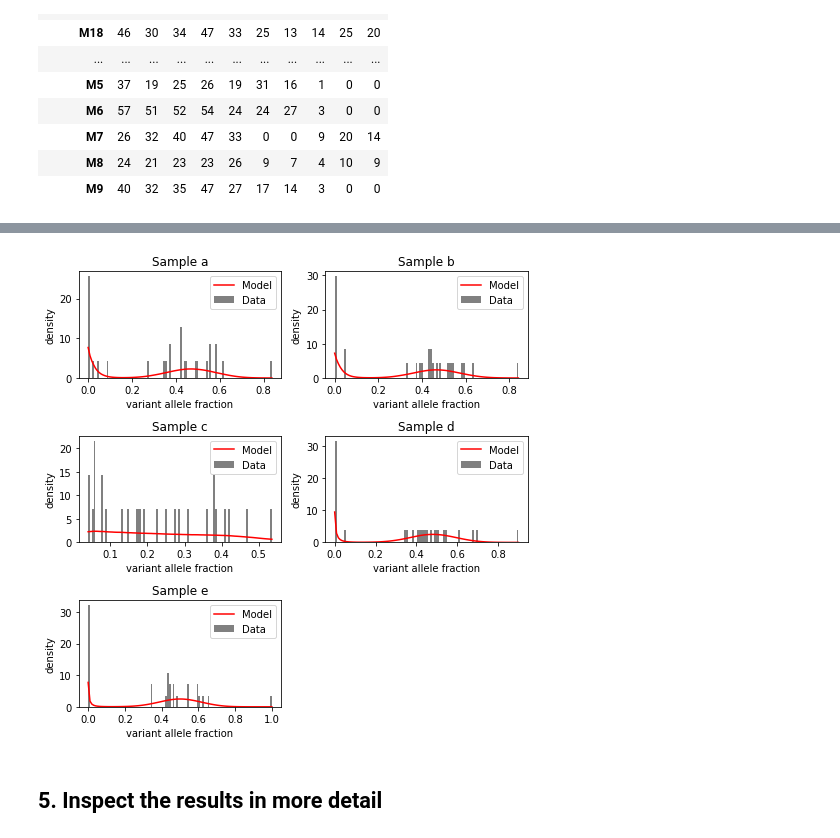
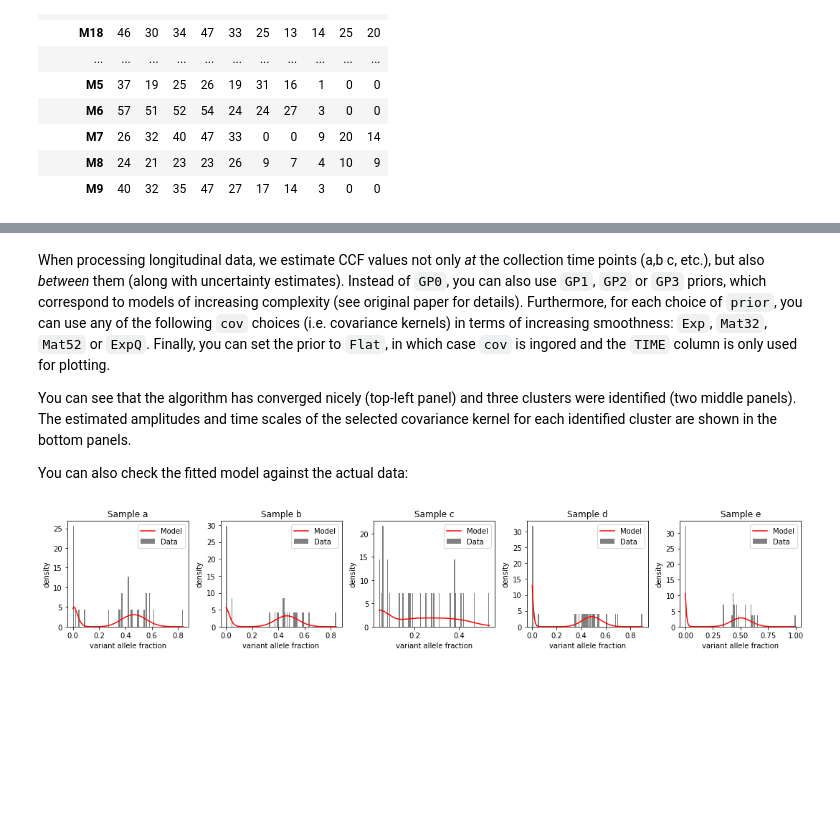
Before and after one commit to dvav/clonosGP, a Jupyter notebook: tutorial.ipynb, the cells around one changed output, grey strips where cells are left out. Saved outputs shown, nothing was run; the diff lists cells and outputs as text; code cells hidden in the pictures; blank space fills up the shorter version.

```diff
--- a/tutorial.ipynb
+++ b/tutorial.ipynb
@@ -96,0 +179,8 @@ Make sure that the algorithm has converged by inspecting the loss (top-left pane
+# %%
+DATA = pnd.read_csv('data/cll_Schuh_2012_CLL003.csv')
+
+pmc.tt_rng(42)    ## for reproducibility
+RES = cln.infer(DATA,
+                model_args={'prior': 'GP0', 'cov': 'Mat32', 'lik': 'Bin', 'threshold': 0.05},
+                pymc3_args={'niters': int(10e3)})
+cln.viz.plot_summary(RES, figsize=(10, 15));
@@ -97,6 +200,10 @@ Make sure that the algorithm has converged by inspecting the loss (top-left pane
+# %% [markdown]
+When processing longitudinal data, we estimate CCF values not only *at* the collection time points (a,b c, etc.), but also *between* them (along with uncertainty estimates). Instead of `GP0`, you can also use `GP1`, `GP2` or `GP3` priors, which correspond to models of increasing complexity (see original paper for details). Furthermore, for each choice of `prior`, you can use any of the following `cov` choices (i.e. covariance kernels) in terms of increasing smoothness: `Exp`, `Mat32`, `Mat52` or `ExpQ`. Finally, you can set the prior to `Flat`, in which case `cov` is ingored and the `TIME` column is only used for plotting.
+
+You can see that the algorithm has converged nicely (top-left panel) and three clusters were identified (two middle panels). The estimated  amplitudes and time scales of the selected covariance kernel for each identified cluster are shown in the bottom panels.
+
+You can also check the fitted model against the actual data:
 # %%
-cln.viz.plot_samples(RES, figsize=(7, 7));
+cln.viz.plot_samples(RES, figsize=(15, 3), ncols=5, samples=['a', 'b', 'c', 'd', 'e']);
 # %% [output]
-[figure, old version]
+[figure, new version]
-# %% [markdown]
-## 5. Inspect the results in more detail
```
Also changed, not shown: parts of 36 cells of this notebook, 2 other files.
